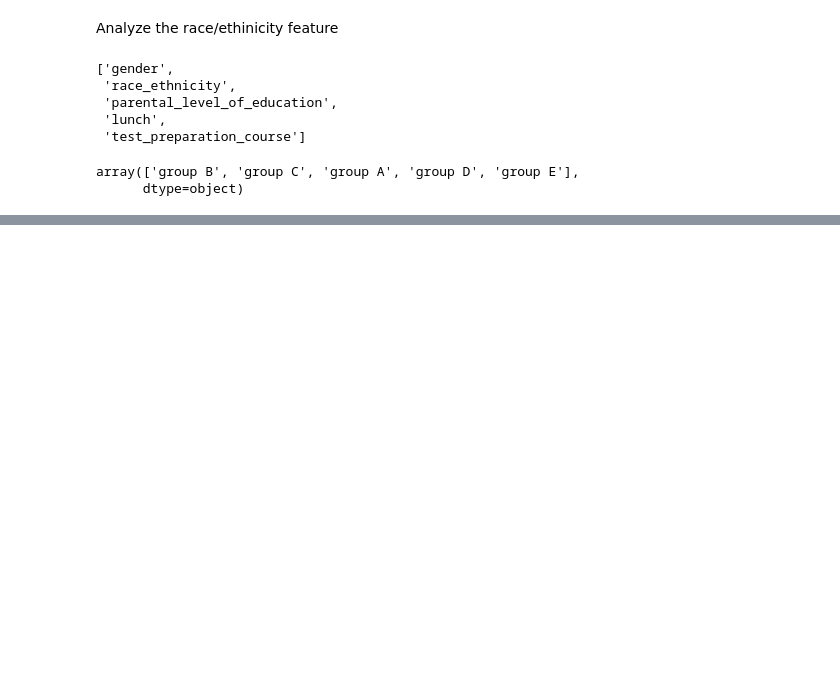
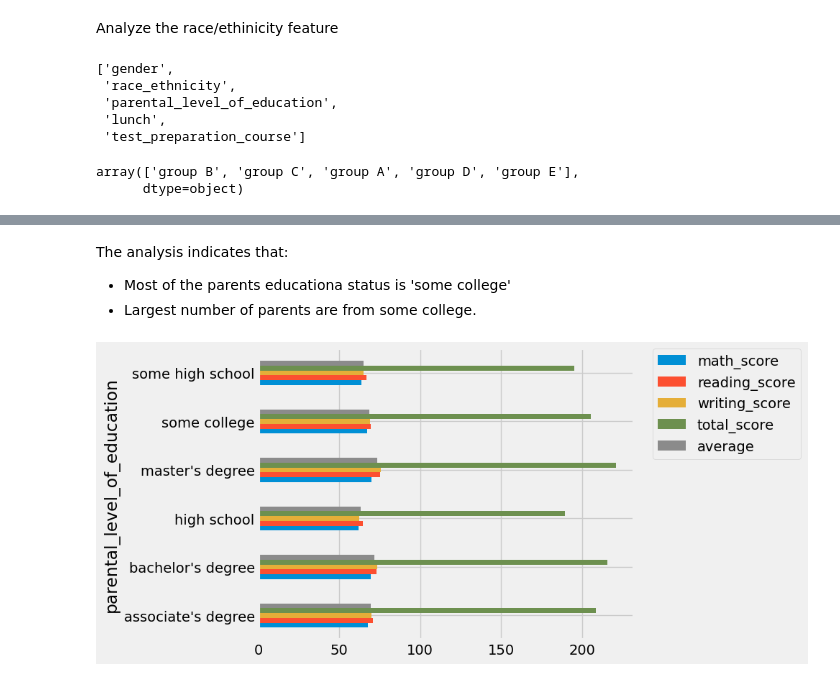
Before and after one commit to Noah369-Create/machine-learning, a Jupyter notebook: notebook/practice.ipynb, the cells around one changed output, grey strips where cells are left out. Drawn from its saved outputs; the diff is of its cells as text; code cells hidden in the pictures; blank space fills up the shorter version.

```diff
--- a/notebook/practice.ipynb
+++ b/notebook/practice.ipynb
@@ -518,0 +584,10 @@ plt.show()
+# %% [markdown]
+The analysis indicates that:
+- Most of the parents educationa status is 'some college'
+- Largest number of parents are from some college.
+# %%
+df.groupby('parental_level_of_education').agg({'math_score': 'mean', 'reading_score': 'mean', 'writing_score': 'mean', 'total_score': 'mean', 'average':'mean'}).plot(kind='barh',figsize=(6,5))
+plt.legend(bbox_to_anchor=(1.05, 1), loc=2, borderaxespad=0.)
+plt.show()
+# %% [output]
+[figure, added]
```
Also changed, not shown: parts of 10 cells of this notebook.
